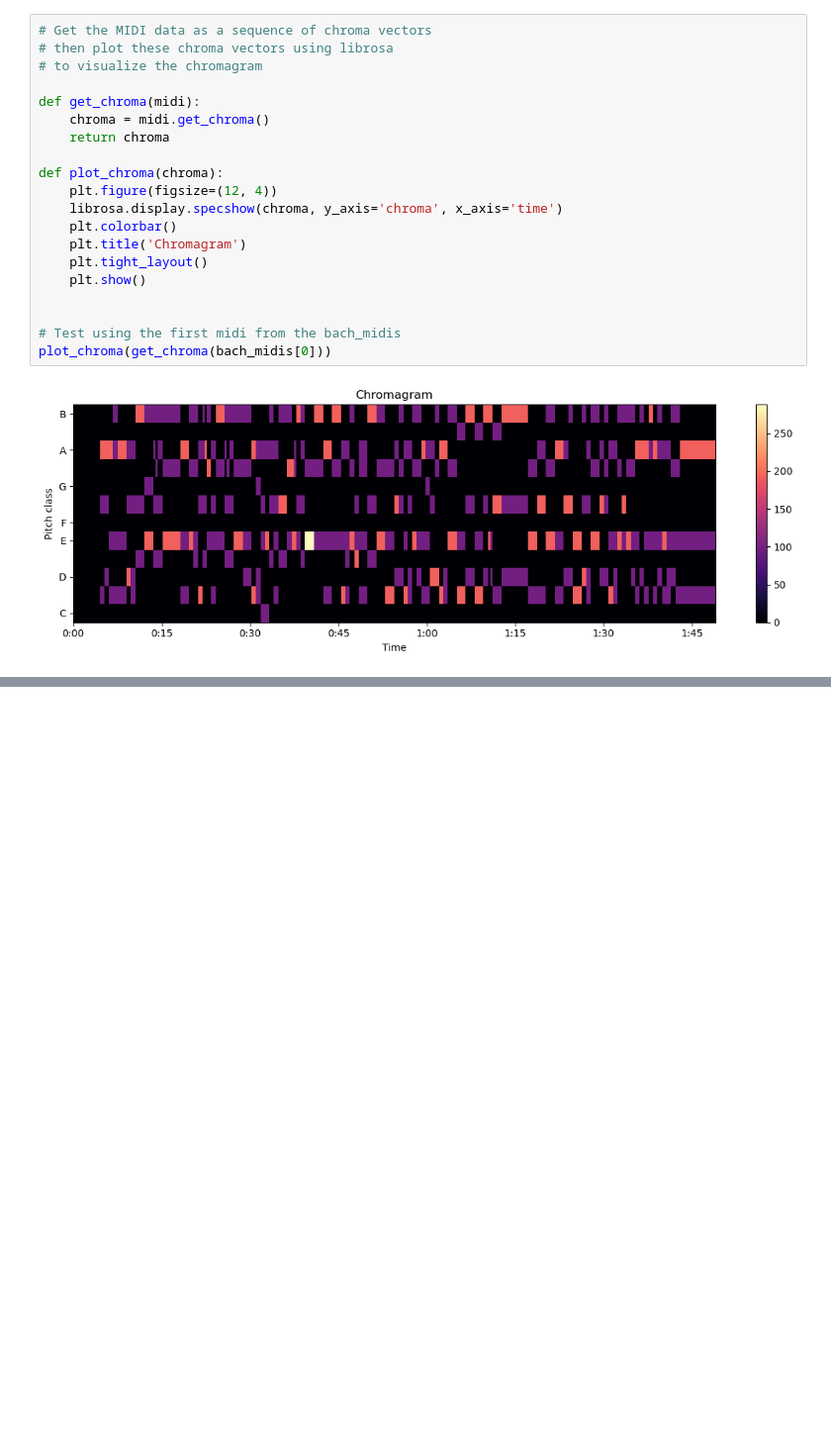
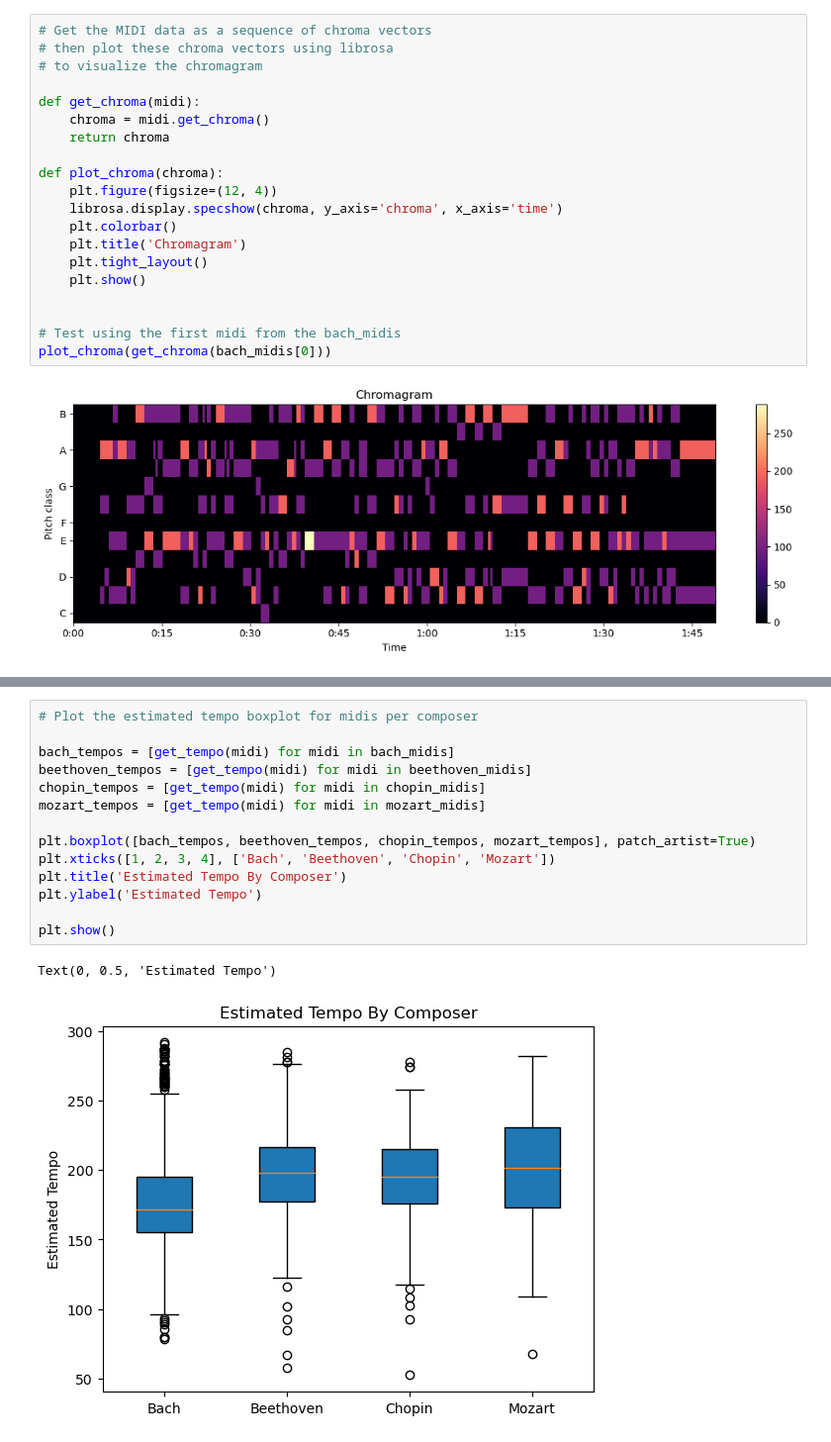
Before and after one commit to elan-wilkinson/Musical-Composer-Prediction-Grp8, a Jupyter notebook: main.ipynb, the cells around one changed output, grey strips where cells are left out. Shown at 99% size. Drawn from its saved outputs; the diff is of its cells as text; blank space fills up the shorter version.

```diff
--- a/main.ipynb
+++ b/main.ipynb
@@ -74,0 +93,17 @@ plot_chroma(get_chroma(bach_midis[0]))
+# %%
+# Plot the estimated tempo boxplot for midis per composer
+
+bach_tempos = [get_tempo(midi) for midi in bach_midis]
+beethoven_tempos = [get_tempo(midi) for midi in beethoven_midis]
+chopin_tempos = [get_tempo(midi) for midi in chopin_midis]
+mozart_tempos = [get_tempo(midi) for midi in mozart_midis]
+
+plt.boxplot([bach_tempos, beethoven_tempos, chopin_tempos, mozart_tempos], patch_artist=True)
+plt.xticks([1, 2, 3, 4], ['Bach', 'Beethoven', 'Chopin', 'Mozart'])
+plt.title('Estimated Tempo By Composer')
+plt.ylabel('Estimated Tempo')
+
+plt.show()
+# %% [output]
+Text(0, 0.5, 'Estimated Tempo')
+[figure, added]
```
Also changed, not shown: parts of 2 cells of this notebook.
